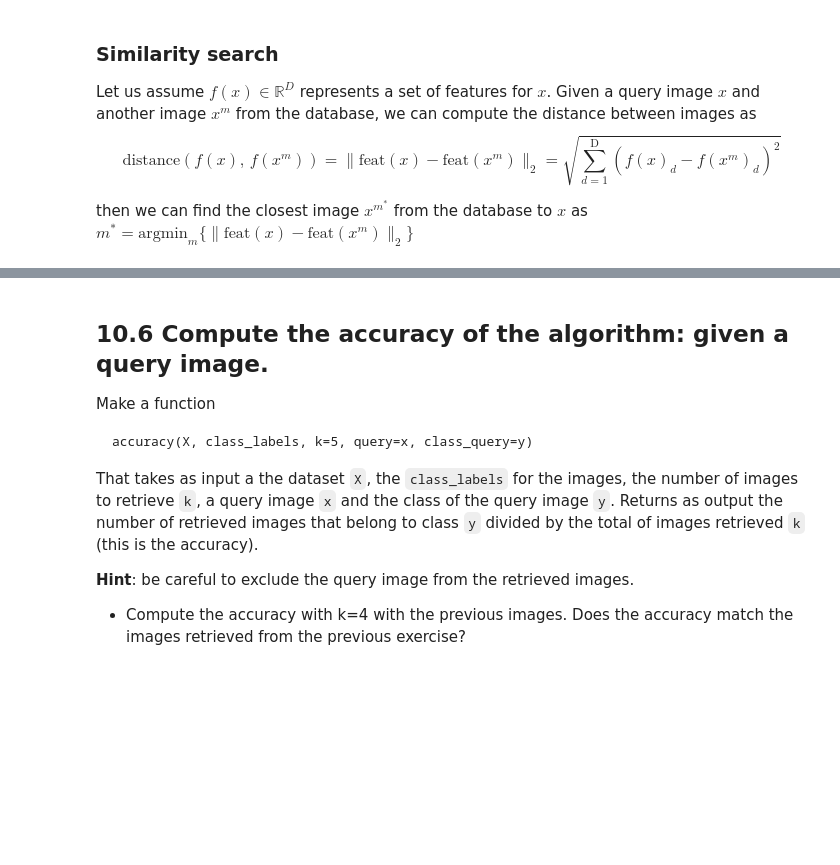
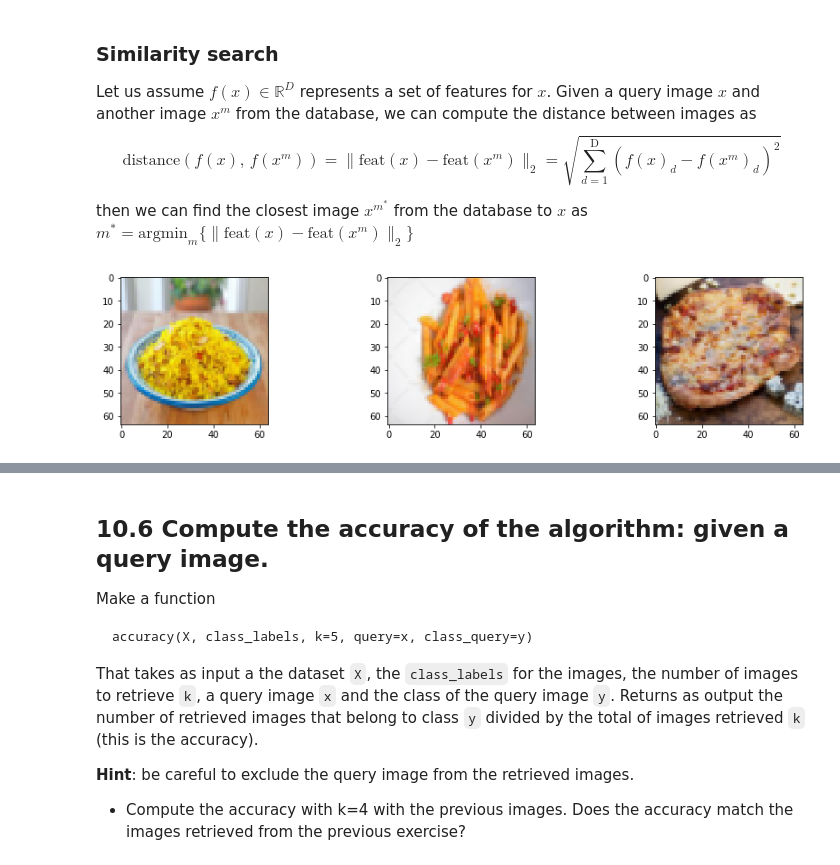
Before and after one commit to jdecid/MAI-CV, a Jupyter notebook: labs/s10/practice_10_texture_analysis.ipynb, the cells around one changed output, grey strips where cells are left out. Cells and saved outputs as stored; diff of their text form; code cells hidden in the pictures; blank space fills up the shorter version.

```diff
--- a/labs/s10/practice_10_texture_analysis.ipynb
+++ b/labs/s10/practice_10_texture_analysis.ipynb
@@ -244,16 +266,20 @@ $$
 then we can find the closest image $x^{m^*}$ from the database to $x$ as $m^* =  \text{argmin}_{m} \{ \| \text{feat}(x)  - \text{feat}(x^m)  \|_2 \}$
 # %%
 X = np.array(all_feature_vectors)
-ind_1 = 6
-ind_2 = 12
-ind_3 = 15
+ind_1 = 1
+ind_2 = 6
+ind_3 = 11
 
-query_1 = X[ind_1, :]
+query_1 = X[ind_1,:]
 query_2 = X[ind_2,:]
 query_3 = X[ind_3,:]
 
 # Display the query images
 fig, ax = plt.subplots(ncols=3, nrows=1, figsize=(15,3))
 ax[0].imshow(all_images[ind_1])
 ax[1].imshow(all_images[ind_2])
 ax[2].imshow(all_images[ind_3])
+
+plt.show()
+# %% [output]
+[figure, added]
```
Also changed, not shown: parts of 17 cells of this notebook.
